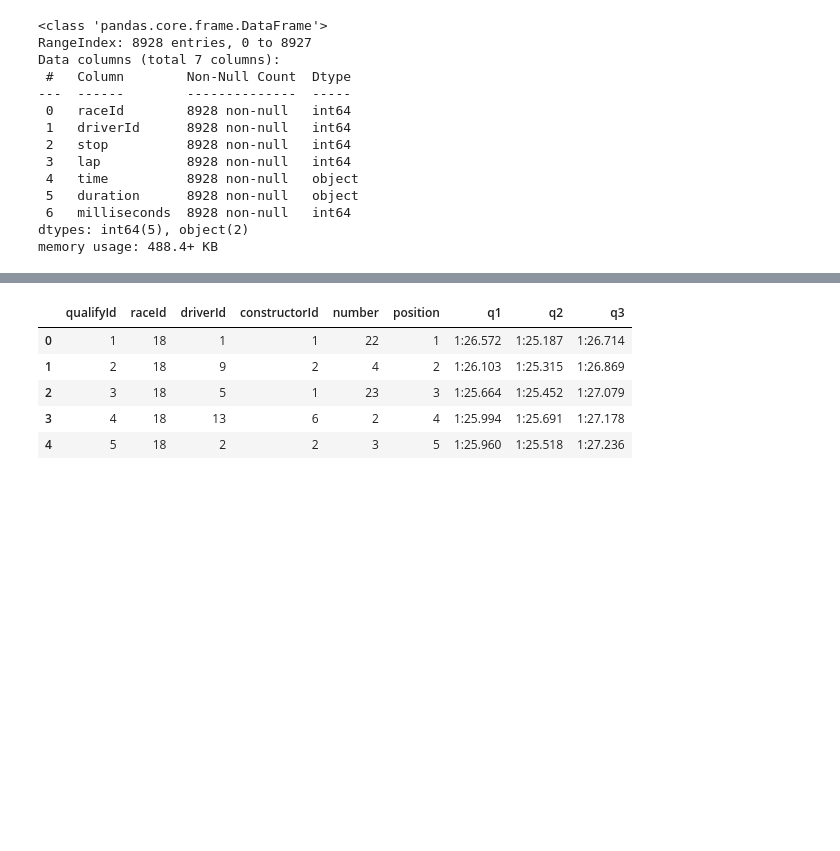
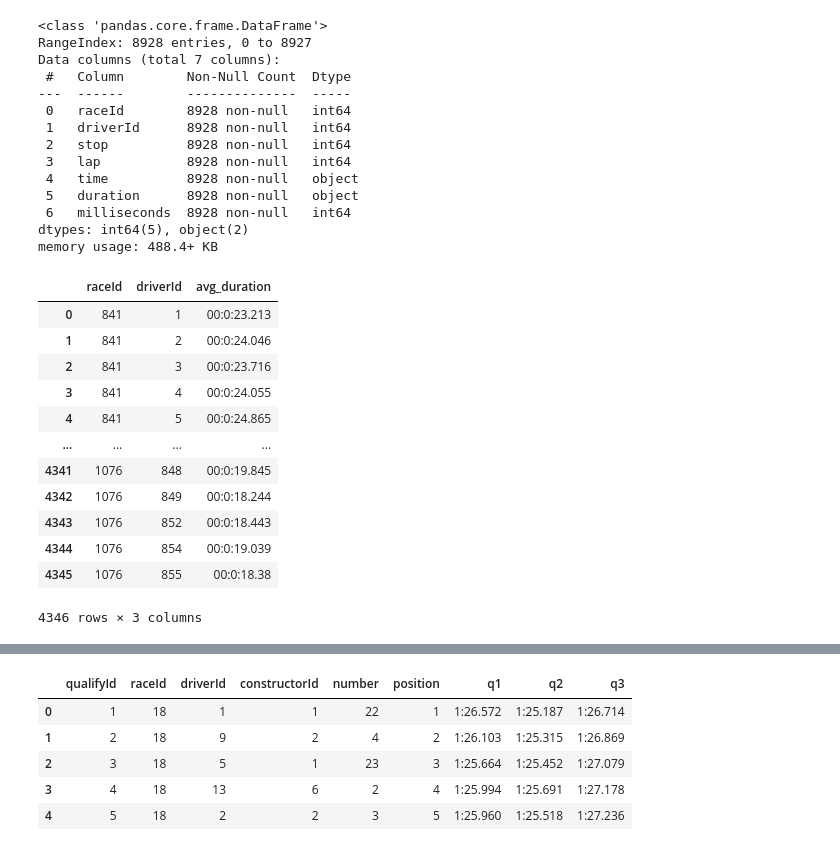
Before and after one commit to tkashdat/Portfolio, a Jupyter notebook: notebooks/F1Predictions.ipynb, the cells around one changed output, grey strips where cells are left out. Cells and saved outputs as stored; diff of their text form; code cells hidden in the pictures; blank space fills up the shorter version.

```diff
--- a/notebooks/F1Predictions.ipynb
+++ b/notebooks/F1Predictions.ipynb
@@ -354,3 +368,27 @@ Data columns (total 7 columns):
  6   milliseconds  8928 non-null   int64
 dtypes: int64(5), object(2)
 memory usage: 488.4+ KB
+# %%
+# convert milliseconds into time-ish format
+pitstop.duration = convert(pitstop.milliseconds)
+# %%
+# get average pitstop time per driver per race (TO DO: fix leading zero in seconds)
+pitstop_avg = pitstop.groupby(['raceId', 'driverId']).agg({'milliseconds':'mean'})
+pitstop_avg.columns = ['avg_duration']
+pitstop_avg = pitstop_avg.reset_index()
+pitstop_avg.avg_duration = convert(pitstop_avg.avg_duration)
+pitstop_avg
+# %% [output]
+|  | raceId | driverId | avg_duration |
+| 0 | 841 | 1 | 00:0:23.213 |
+| 1 | 841 | 2 | 00:0:24.046 |
+| 2 | 841 | 3 | 00:0:23.716 |
+| 3 | 841 | 4 | 00:0:24.055 |
+| 4 | 841 | 5 | 00:0:24.865 |
+| ... | ... | ... | ... |
+| 4341 | 1076 | 848 | 00:0:19.845 |
+| 4342 | 1076 | 849 | 00:0:18.244 |
+| 4343 | 1076 | 852 | 00:0:18.443 |
+| 4344 | 1076 | 854 | 00:0:19.039 |
+| 4345 | 1076 | 855 | 00:0:18.38 |
+4346 rows × 3 columns
```
Also changed, not shown: parts of 29 cells of this notebook.
